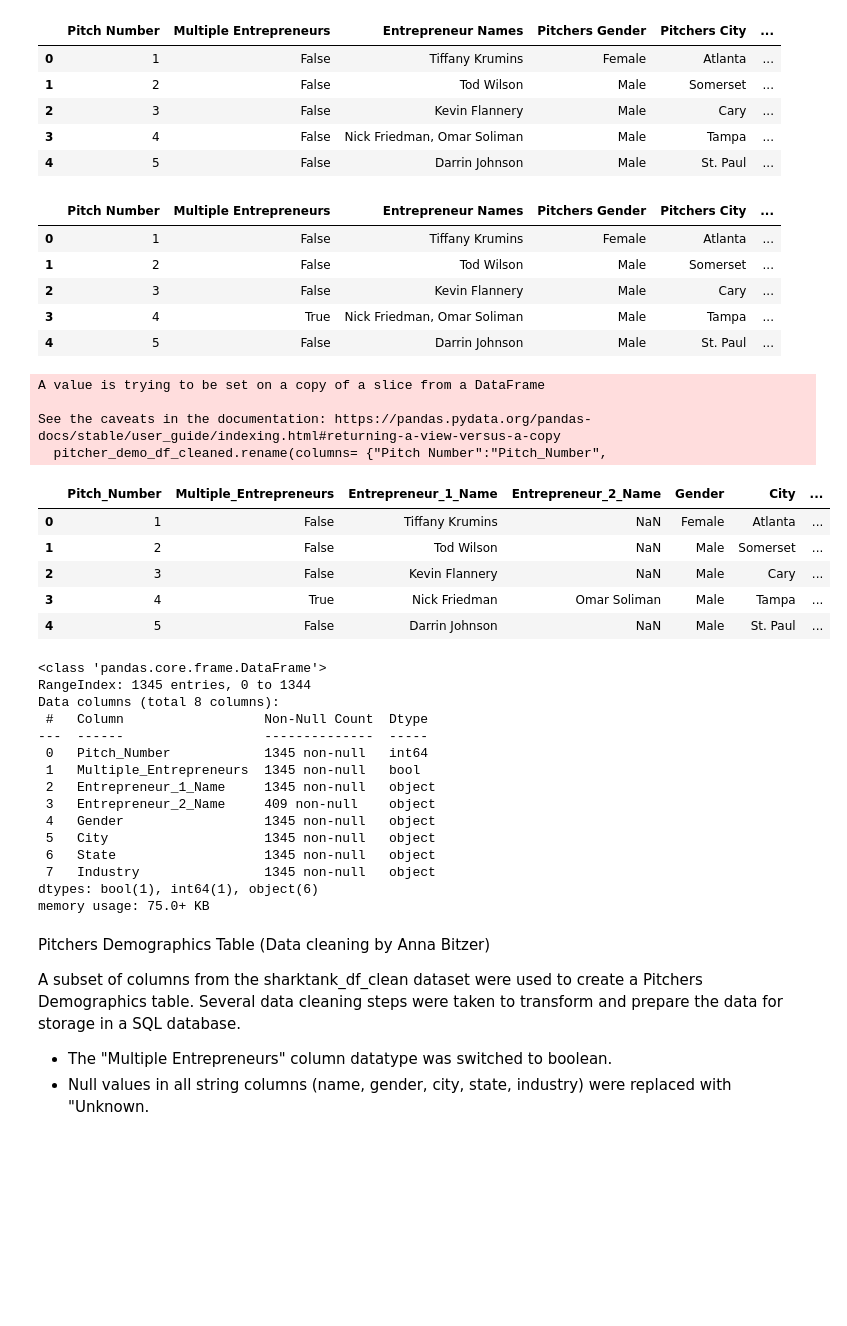
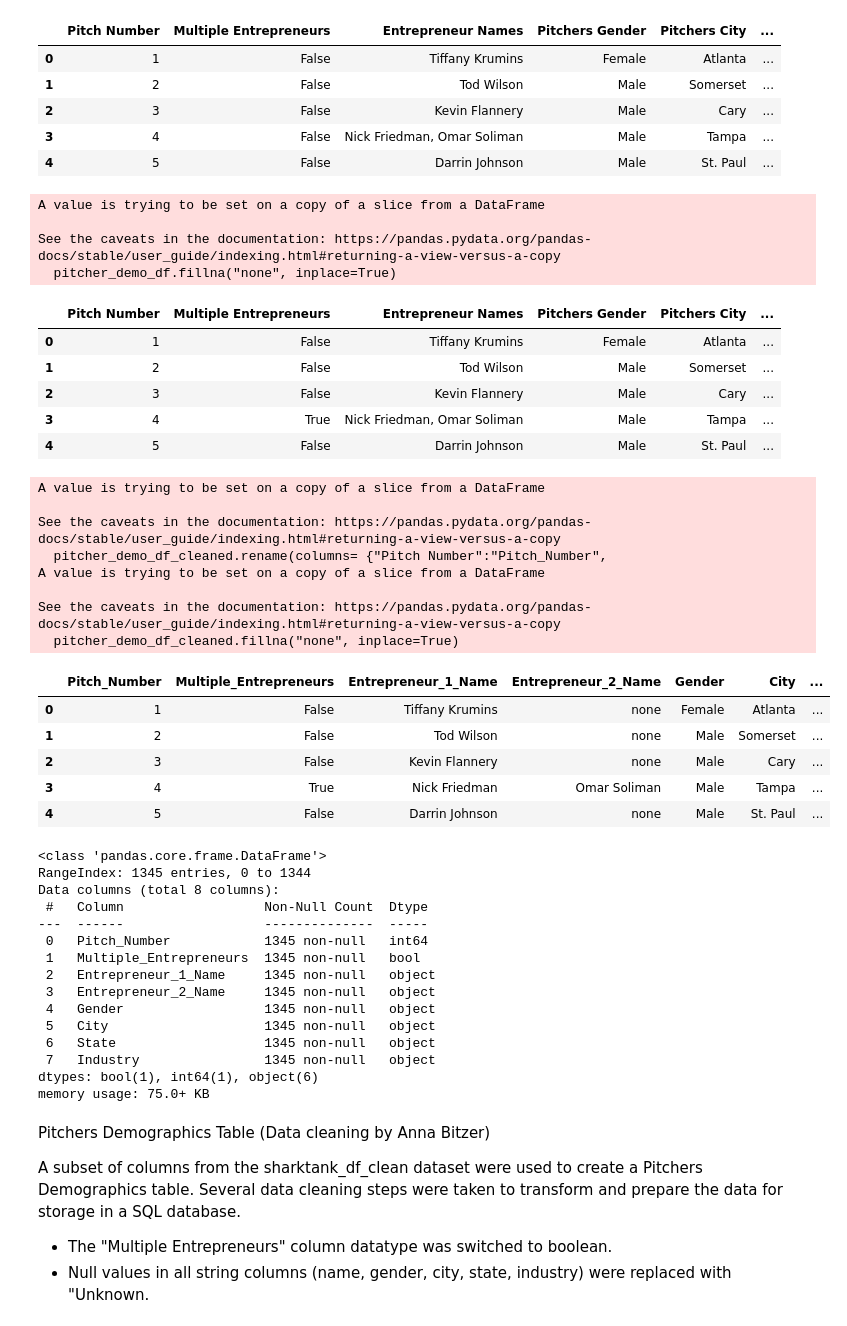
Before and after one commit to amydohlin/project-3-group-08, a Jupyter notebook: Project_3_Group_8_ETL.ipynb, the cells around one changed output. Saved outputs shown, nothing was run; the diff lists cells and outputs as text; code cells hidden in the pictures; blank space fills up the shorter version.

```diff
--- a/Project_3_Group_8_ETL.ipynb
+++ b/Project_3_Group_8_ETL.ipynb
@@ -273,8 +273,14 @@ for row in pitcher_demo_df.index:
     else:
         pitcher_demo_df.loc[row, "Multiple Entrepreneurs"] = True
 
+pitcher_demo_df.fillna("none", inplace=True)
+
 pitcher_demo_df.head()
 # %% [output]
+A value is trying to be set on a copy of a slice from a DataFrame
+
+See the caveats in the documentation: https://pandas.pydata.org/pandas-docs/stable/user_guide/indexing.html#returning-a-view-versus-a-copy
+  pitcher_demo_df.fillna("none", inplace=True)
 |  | Pitch Number | Multiple Entrepreneurs | Entrepreneur Names | Pitchers Gender | Pitchers City | ... |
 | 0 | 1 | False | Tiffany Krumins | Female | Atlanta | ... |
 | 1 | 2 | False | Tod Wilson | Male | Somerset | ... |
@@ -284,33 +290,39 @@ pitcher_demo_df.head()
 # %%
 #reorder columns
 pitcher_demo_df_cleaned = pitcher_demo_df[["Pitch Number",
                                    "Multiple Entrepreneurs",
                                    "Entrepreneur_1_Name",
                                    "Entrepreneur_2_Name",
                                     "Pitchers Gender",
                                     "Pitchers City",
                                     "Pitchers State",
                                     "Industry"]]
 
 #rename columns to simplify
 pitcher_demo_df_cleaned.rename(columns= {"Pitch Number":"Pitch_Number",
                                          "Multiple Entrepreneurs": "Multiple_Entrepreneurs",
                                          "Pitchers Gender":"Gender",
                                          "Pitchers City": "City",
                                          "Pitchers State": "State"}, inplace =True)
 
+pitcher_demo_df_cleaned.fillna("none", inplace=True)
+
 pitcher_demo_df_cleaned.head()
 # %% [output]
 A value is trying to be set on a copy of a slice from a DataFrame
 
 See the caveats in the documentation: https://pandas.pydata.org/pandas-docs/stable/user_guide/indexing.html#returning-a-view-versus-a-copy
   pitcher_demo_df_cleaned.rename(columns= {"Pitch Number":"Pitch_Number",
+A value is trying to be set on a copy of a slice from a DataFrame
+
+See the caveats in the documentation: https://pandas.pydata.org/pandas-docs/stable/user_guide/indexing.html#returning-a-view-versus-a-copy
+  pitcher_demo_df_cleaned.fillna("none", inplace=True)
 |  | Pitch_Number | Multiple_Entrepreneurs | Entrepreneur_1_Name | Entrepreneur_2_Name | Gender | City | ... |
-| 0 | 1 | False | Tiffany Krumins | NaN | Female | Atlanta | ... |
-| 1 | 2 | False | Tod Wilson | NaN | Male | Somerset | ... |
-| 2 | 3 | False | Kevin Flannery | NaN | Male | Cary | ... |
+| 0 | 1 | False | Tiffany Krumins | none | Female | Atlanta | ... |
+| 1 | 2 | False | Tod Wilson | none | Male | Somerset | ... |
+| 2 | 3 | False | Kevin Flannery | none | Male | Cary | ... |
 | 3 | 4 | True | Nick Friedman | Omar Soliman | Male | Tampa | ... |
-| 4 | 5 | False | Darrin Johnson | NaN | Male | St. Paul | ... |
+| 4 | 5 | False | Darrin Johnson | none | Male | St. Paul | ... |
 # %%
 #Check datatypes and null counts one last time before exporting to CSV
 #Only Entrepreneur 2 Name should still have null values
@@ -325,7 +337,7 @@ Data columns (total 8 columns):
  0   Pitch_Number            1345 non-null   int64
  1   Multiple_Entrepreneurs  1345 non-null   bool
  2   Entrepreneur_1_Name     1345 non-null   object
- 3   Entrepreneur_2_Name     409 non-null    object
+ 3   Entrepreneur_2_Name     1345 non-null   object
  4   Gender                  1345 non-null   object
  5   City                    1345 non-null   object
  6   State                   1345 non-null   object
```
Also changed, not shown: parts of 4 cells of this notebook, 2 other files.
